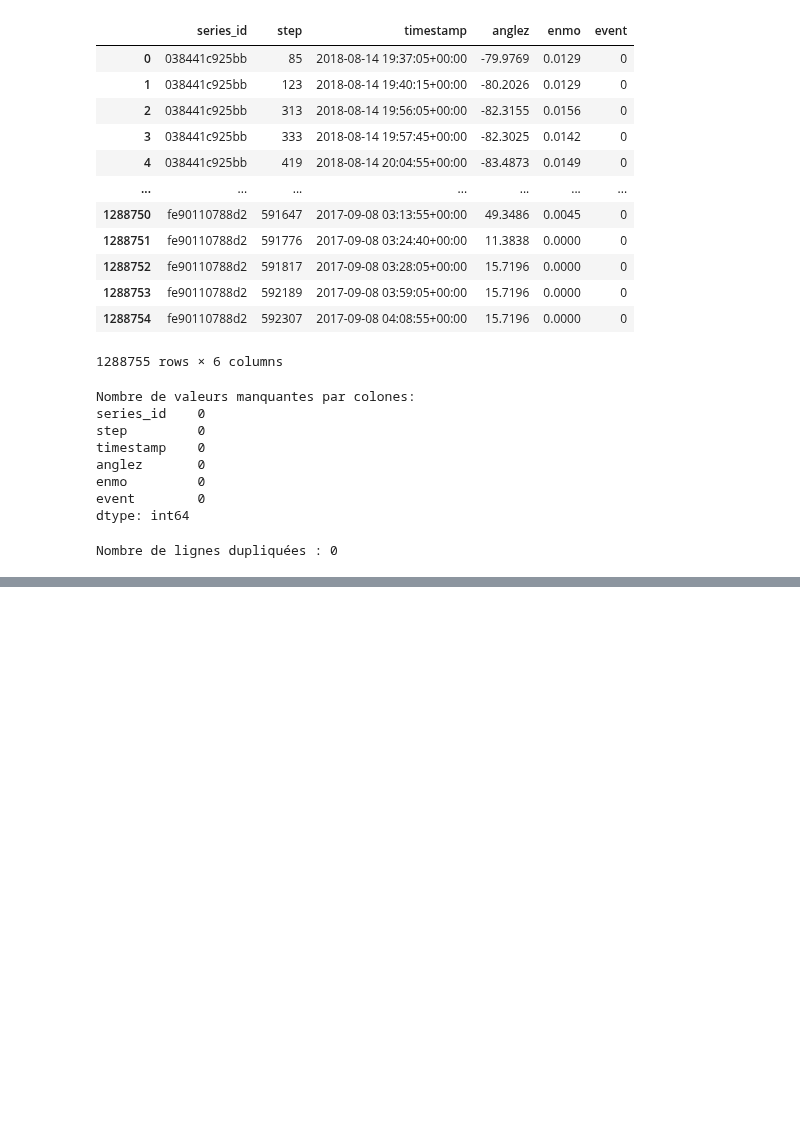
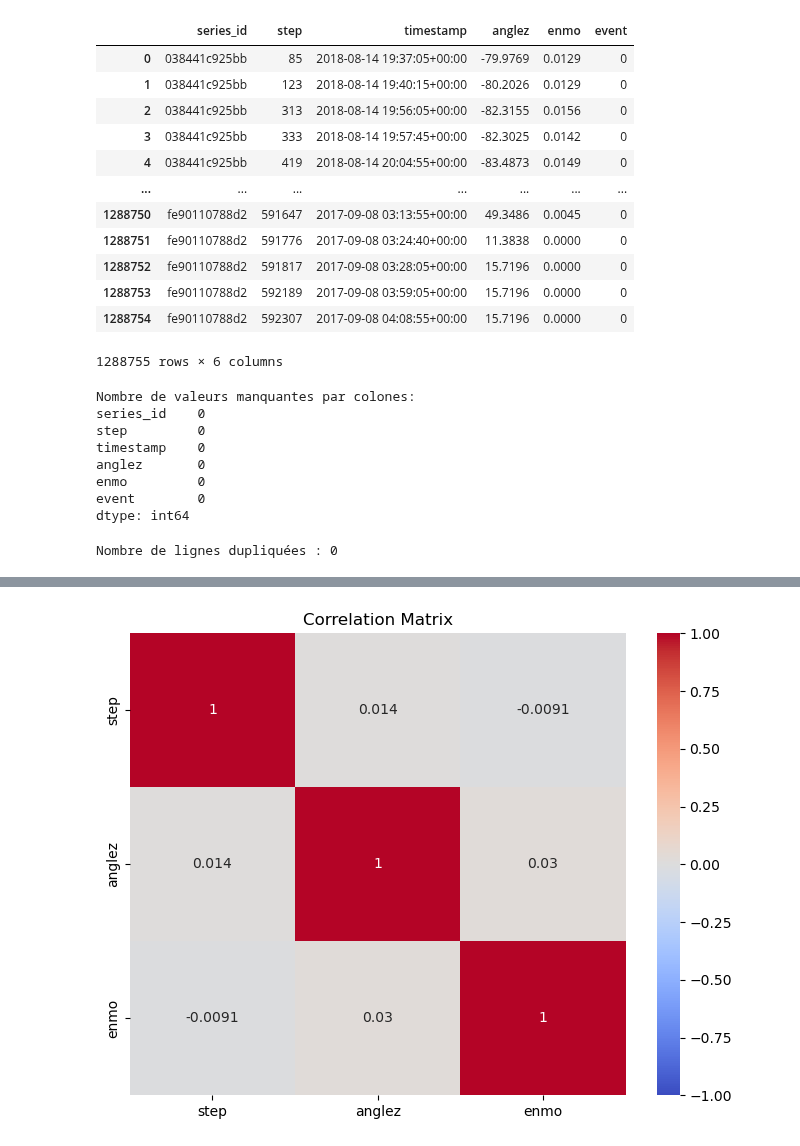
Before and after one commit to theo-serralta/sleep-states, a Jupyter notebook: src/Visualization_and_PreProcessing_Theo.ipynb, the cells around one changed output, grey strips where cells are left out. Cells and saved outputs as stored; diff of their text form; code cells hidden in the pictures; blank space fills up the shorter version.

```diff
--- a/src/Visualization_and_PreProcessing_Theo.ipynb
+++ b/src/Visualization_and_PreProcessing_Theo.ipynb
@@ -204,0 +258,11 @@ Nombre de lignes dupliquées : 0
+# %%
+# Calculer la matrice de corrélation
+corr_matrix = train_series[['step', 'anglez', 'enmo']].corr()
+
+# Visualiser la matrice de corrélation avec une heatmap
+plt.figure(figsize=(8, 6))
+sns.heatmap(corr_matrix, annot=True, cmap='coolwarm', vmin=-1, vmax=1)
+plt.title('Correlation Matrix')
+plt.show()
+# %% [output]
+[figure, added]
```
Also changed, not shown: parts of 9 cells of this notebook.
